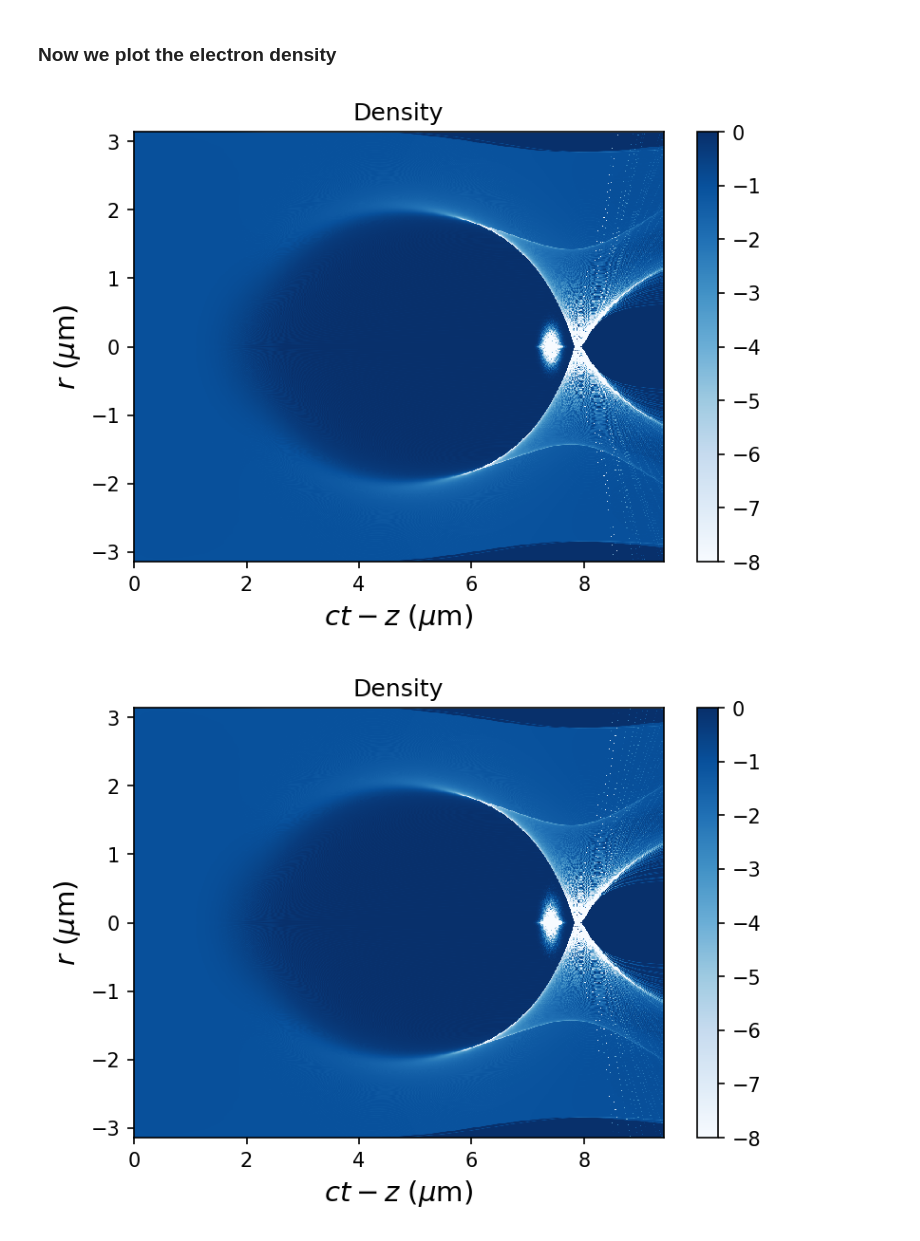
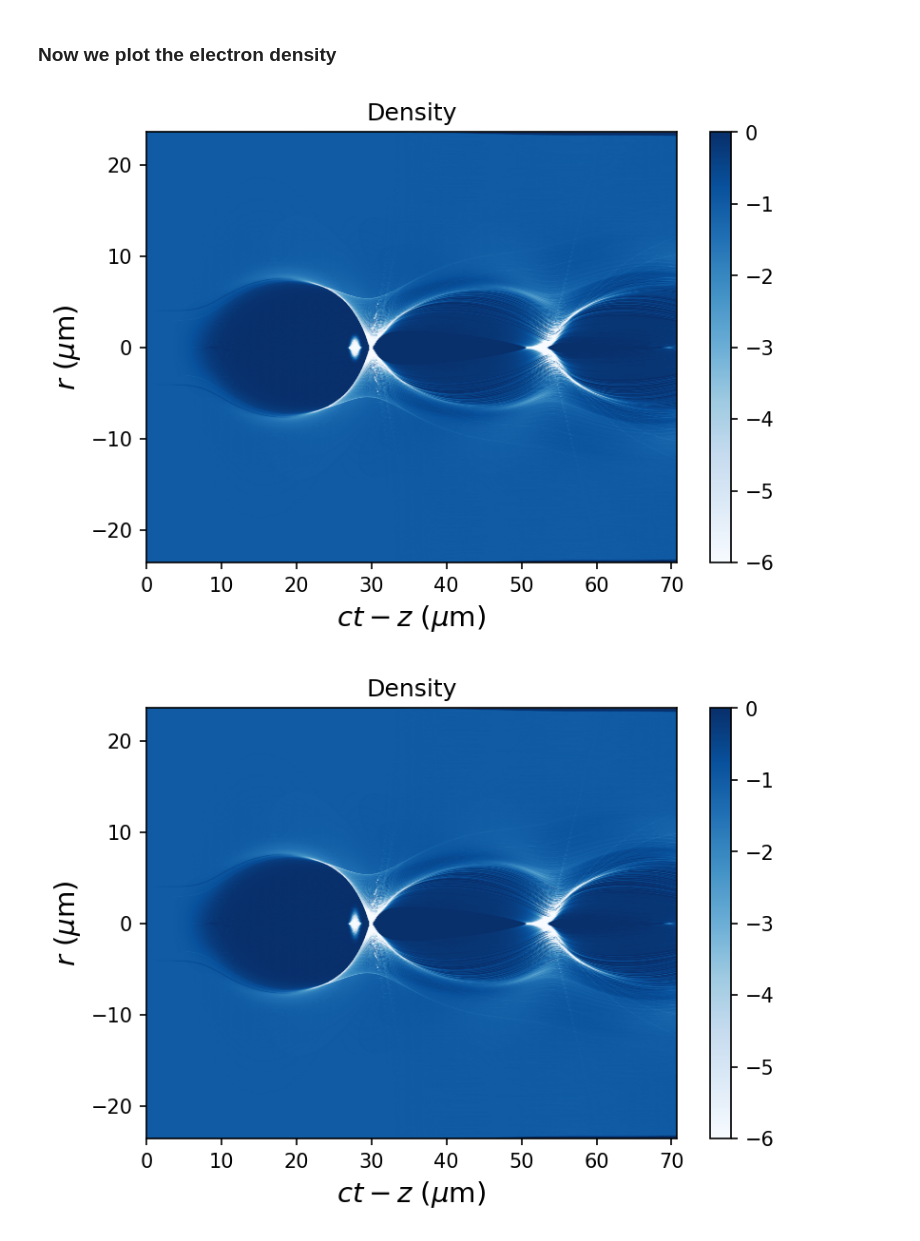
Before and after one commit to viktoriiazakharova/QSA_PWFA, a Jupyter notebook: example/Tutorial_NonlinearRelativisticAcceleration.ipynb, the cells around one changed output. Drawn from its saved outputs; the diff is of its cells as text; code cells hidden in the pictures.

```diff
--- a/example/Tutorial_NonlinearRelativisticAcceleration.ipynb
+++ b/example/Tutorial_NonlinearRelativisticAcceleration.ipynb
@@ -42,15 +42,15 @@ gamma_trl = 200/0.511
 delta_gamma_rel = 0.005
 delta_theta = 6e-3
 
-dt_trl = 2 * np.pi * (2 * gamma_trl)**.5 / 20
+dt_trl = 2 * np.pi * (2 * gamma_trl)**.5 / 32
 
-N_steps = int(np.ceil(750e-6 / k_p_inv / dt_trl / 2) * 2)
+N_steps = 8
 # %% [markdown]
 ### and uniform plasma with a longitudinal and transverse sizes of 3 plasma waves
 # %%
 # plasma
-L_xi = 1.5 * (2*np.pi)
-L_r = 0.5 * (2*np.pi)
+L_xi = 3 * (2*np.pi)
+L_r = 1 * (2*np.pi)
 
 # grid
 N_xi = 512 * 2
@@ -96,12 +115,12 @@ sim.add_external_field( driver_bunch )
 sim.diagnostics = [
     FieldDiagnostics( sim, L_r=L_r, N_r=N_r,
                       fields=['Density', ],
-                      xi_step=2, dt_step=8
+                      xi_step=2, dt_step=4
                       ),
     BunchDiagnostics( sim, witness_bunch,
                       fields=['p_z','p_r'],
-                      xi_step=1, dt_step=8 )
+                      xi_step=1, dt_step=4 )
 ]
 
-sim.run_steps(N_steps+1)
+sim.run_steps(N_steps)
 # %% [output]
@@ -113,34 +131,31 @@ reached max PC iterations at i_xi=1267 (xi=7.924544750217223), with an error 0.0
 # %%
 diag = sim.diagnostics[0]
 ext = np.array([ diag.xi.min(),
                  diag.xi.max(),
                 -diag.grid.rmax,
                  diag.grid.rmax ]) * k_p_inv * 1e6
 
 for fld in diag.fields:
     for i_t, outout in enumerate(diag.outputs):
         val = outout[fld]
         val_ext = np.hstack((val[:,1:][:,::-1], val[:,1:]))
         r_grid = np.hstack((-diag.grid.r0[1:][::-1], diag.grid.r0[1:]))
 
         plt.figure(dpi=150)
 
-        vmin = -8
-        plt.pcolormesh(diag.xi, r_grid, val_ext.T,
-                #origin='lower',
-                #aspect='auto',
-                cmap=plt.cm.Blues,
-                vmax=0,
-                vmin=vmin,
-                shading='nearest',
-                #extent=ext
-                )
+        vmin = -6
+        plt.pcolormesh(diag.xi * k_p_inv* 1e6,
+                       r_grid * k_p_inv * 1e6,
+                       val_ext.T,
+                       cmap=plt.cm.Blues,
+                       vmax=0,
+                       vmin=vmin,
+                       shading='gouraud' )
 
         plt.colorbar()
         plt.xlabel(r'$ct-z$ ($\mu$m)', fontsize=14)
         plt.ylabel(r'$r$ ($\mu$m)', fontsize=14)
-
         plt.title(f"{fld}")
 # %% [output]
-[figure, old version]
+[figure, new version]
-[figure, old version]
+[figure, new version]
```
Also changed, not shown: parts of 4 cells of this notebook, 5 other files.
